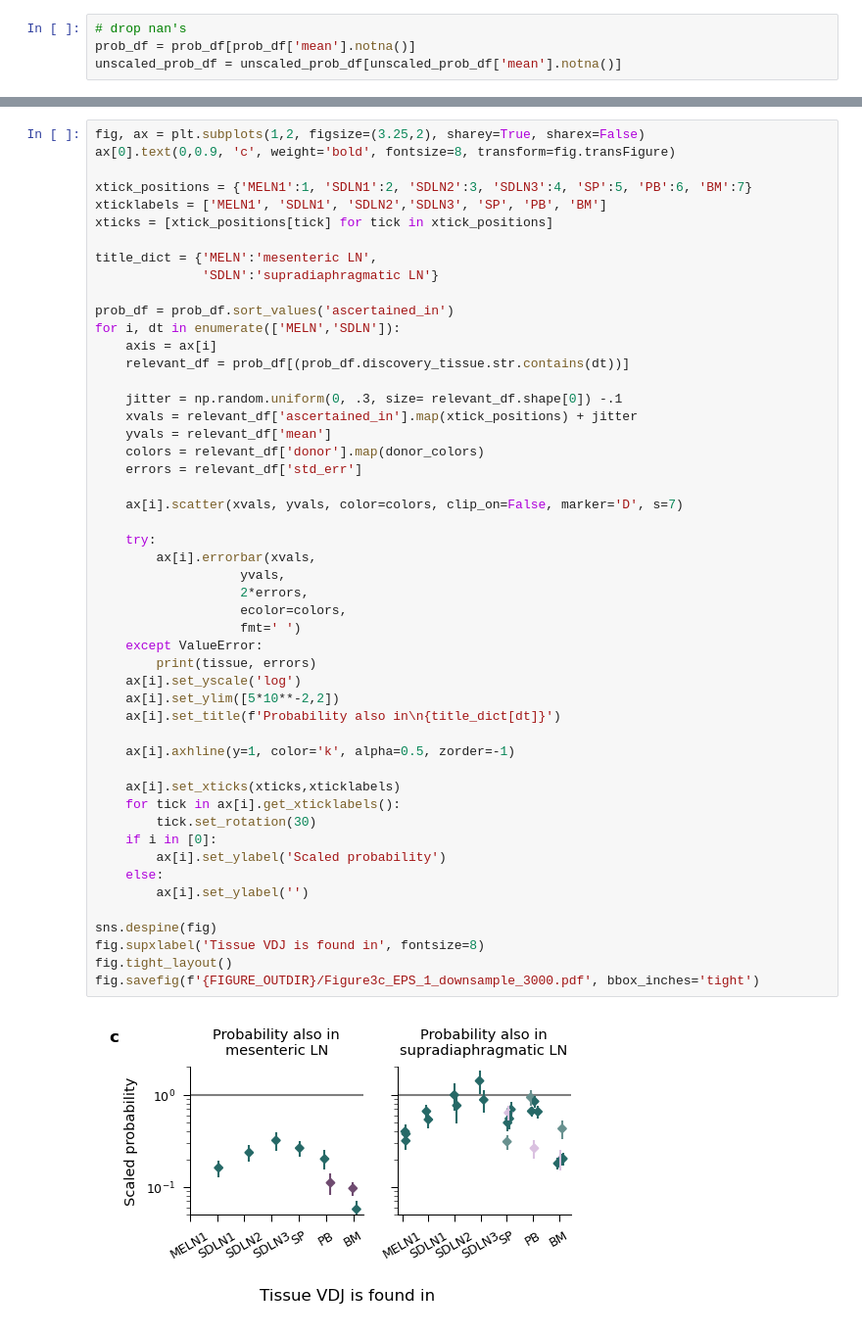
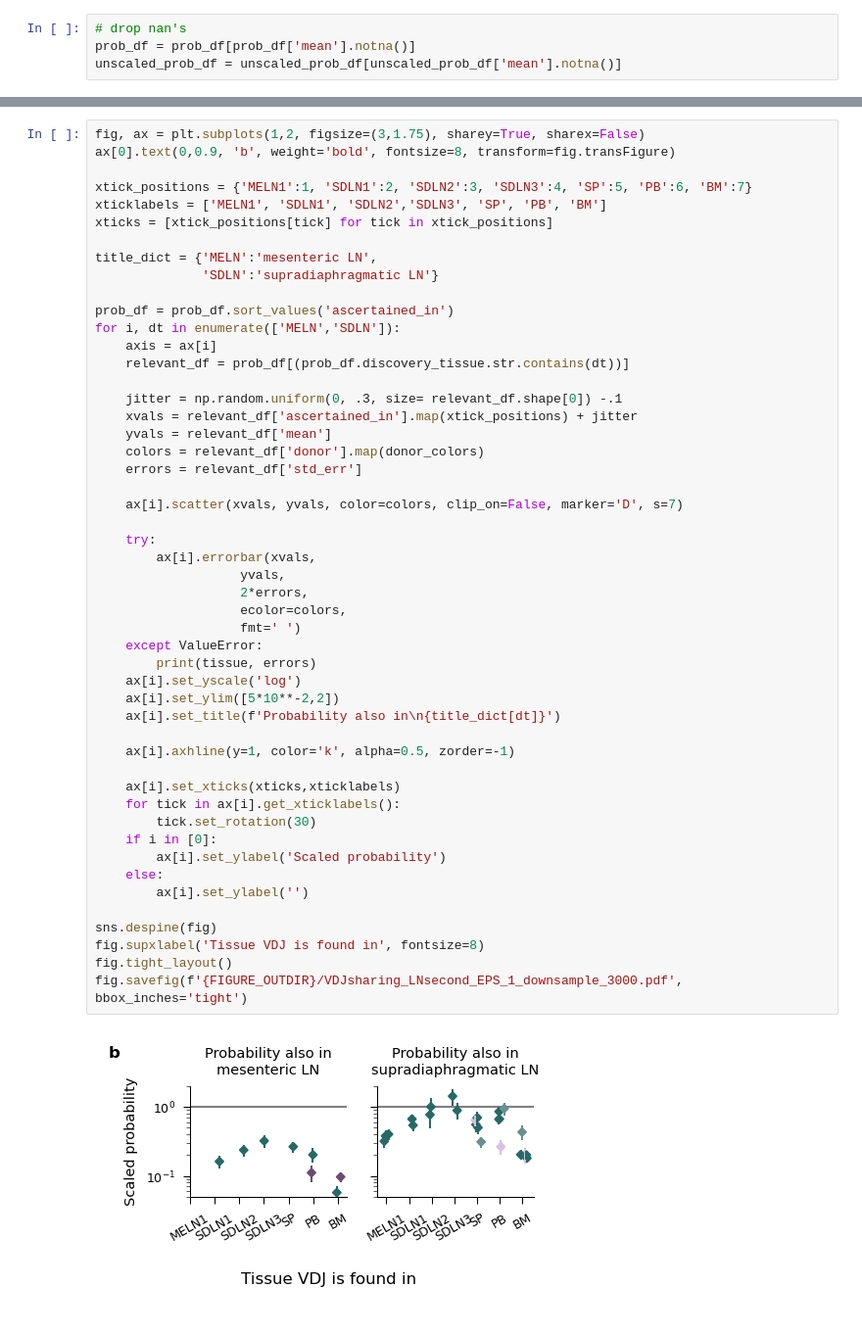
Before and after one commit to michael-swift/Bcell_memory_formation, a Jupyter notebook: analysis/main_text_and_ed_figure_notebooks/vdj_subanatomical_sharing.ipynb, the cells around one changed output, grey strips where cells are left out. Shown at 98% size. Drawn from its saved outputs; the diff is of its cells as text.

```diff
--- a/analysis/main_text_and_ed_figure_notebooks/Figure3_subanatomical_sharing.ipynb
+++ b/analysis/main_text_and_ed_figure_notebooks/vdj_subanatomical_sharing.ipynb
@@ -422,6 +422,6 @@ fig.savefig(f'{FIGURE_OUTDIR}/Figure3b_EPS_1_downsample_3000.pdf', bbox_inches='
 # %%
-fig, ax = plt.subplots(1,2, figsize=(3.25,2), sharey=True, sharex=False)
-ax[0].text(0,0.9, 'c', weight='bold', fontsize=8, transform=fig.transFigure)
+fig, ax = plt.subplots(1,2, figsize=(3,1.75), sharey=True, sharex=False)
+ax[0].text(0,0.9, 'b', weight='bold', fontsize=8, transform=fig.transFigure)
 
 xtick_positions = {'MELN1':1, 'SDLN1':2, 'SDLN2':3, 'SDLN3':4, 'SP':5, 'PB':6, 'BM':7}
 xticklabels = ['MELN1', 'SDLN1', 'SDLN2','SDLN3', 'SP', 'PB', 'BM']
@@ -442,32 +442,32 @@ for i, dt in enumerate(['MELN','SDLN']):
     errors = relevant_df['std_err']
 
     ax[i].scatter(xvals, yvals, color=colors, clip_on=False, marker='D', s=7)
 
     try:
         ax[i].errorbar(xvals,
                    yvals,
                    2*errors,
                    ecolor=colors,
                    fmt=' ')
     except ValueError:
         print(tissue, errors)
     ax[i].set_yscale('log')
     ax[i].set_ylim([5*10**-2,2])
     ax[i].set_title(f'Probability also in\n{title_dict[dt]}')
 
     ax[i].axhline(y=1, color='k', alpha=0.5, zorder=-1)
 
     ax[i].set_xticks(xticks,xticklabels)
     for tick in ax[i].get_xticklabels():
         tick.set_rotation(30)
     if i in [0]:
         ax[i].set_ylabel('Scaled probability')
     else:
         ax[i].set_ylabel('')
 
 sns.despine(fig)
 fig.supxlabel('Tissue VDJ is found in', fontsize=8)
 fig.tight_layout()
-fig.savefig(f'{FIGURE_OUTDIR}/Figure3c_EPS_1_downsample_3000.pdf', bbox_inches='tight')
+fig.savefig(f'{FIGURE_OUTDIR}/VDJsharing_LNsecond_EPS_1_downsample_3000.pdf', bbox_inches='tight')
 # %% [output]
-[figure, old version]
+[figure, new version]
```
Also changed, not shown: parts of 1 cell of this notebook, 6 other files.
